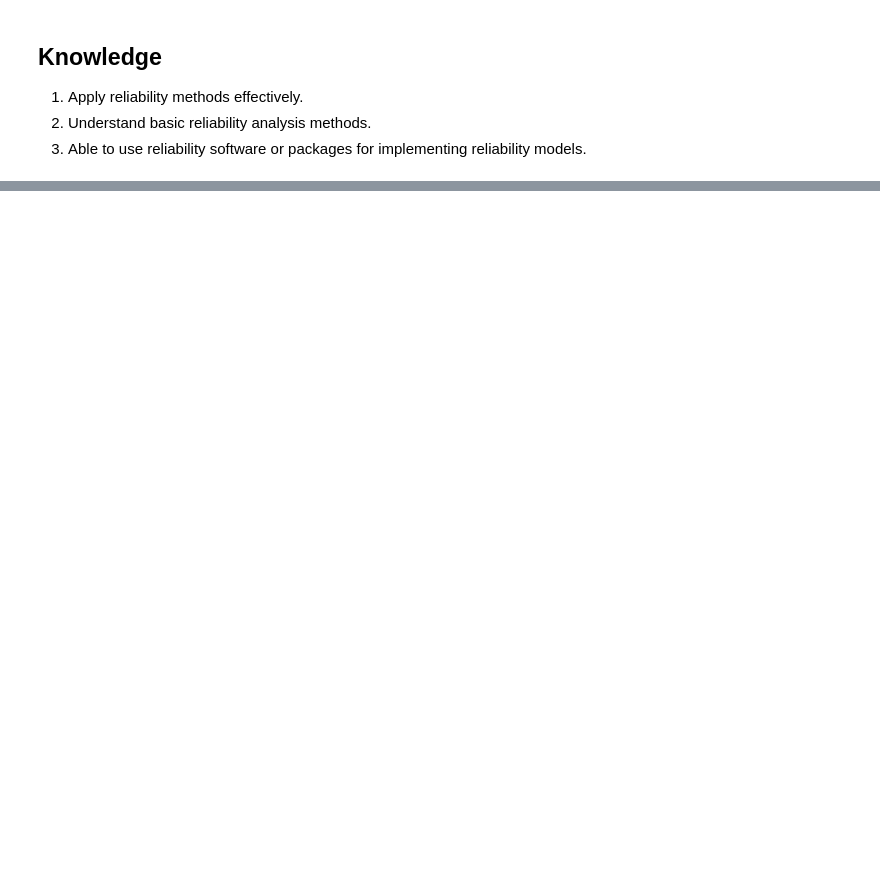
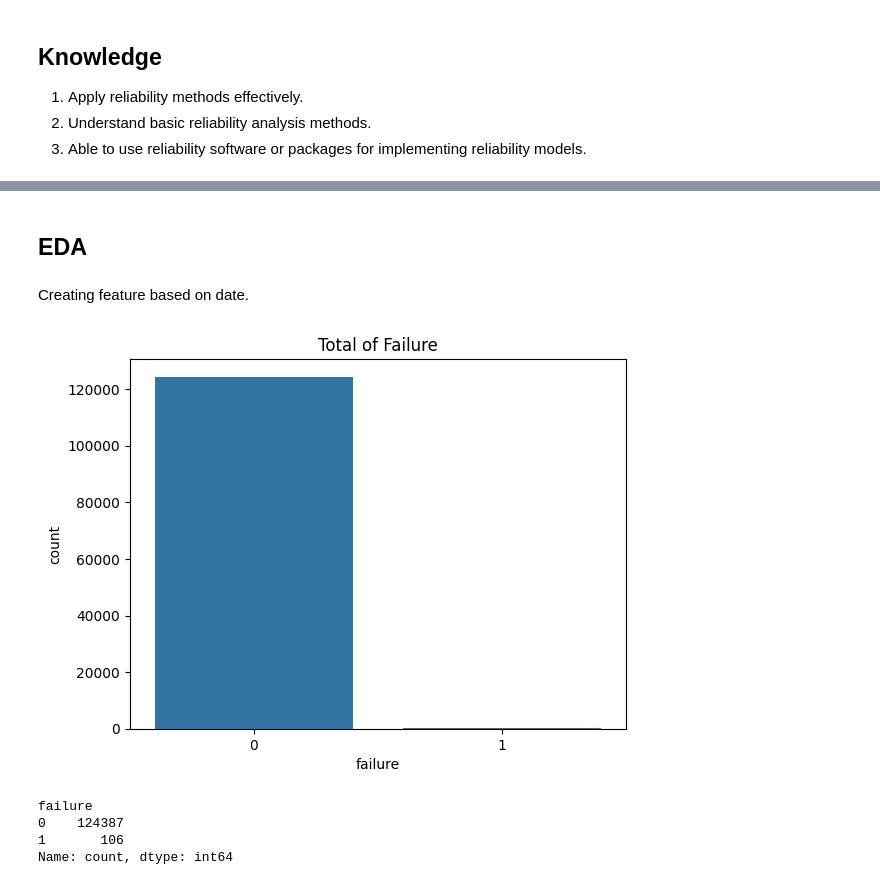
Before and after one commit to imranfadhil/our-learnings, a Jupyter notebook: K1_reliability_analysis.ipynb, the cells around one changed output, grey strips where cells are left out. Drawn from its saved outputs; the diff is of its cells as text; code cells hidden in the pictures; blank space fills up the shorter version.

```diff
--- a/K1_reliability_analysis.ipynb
+++ b/K1_reliability_analysis.ipynb
@@ -34,0 +47,3 @@ Source: [MTBF and Product Reliability](https://ftp.automationdirect.com/pub/Prod
+# %%
+df = pd.read_csv("data/predictive_maintenance_dataset.csv")
+df.head()
@@ -34,0 +86,2 @@ Source: [MTBF and Product Reliability](https://ftp.automationdirect.com/pub/Prod
+# %%
+df["date"] = pd.to_datetime(df["date"])
@@ -34,0 +152,9 @@ Source: [MTBF and Product Reliability](https://ftp.automationdirect.com/pub/Prod
+# %%
+total_duplicates = df.duplicated(subset=["date", "device"], keep=False).sum()
+print(f"There are {total_duplicates} duplicates in dataset.")
+
+if total_duplicates > 0:
+    display(df[df.duplicated(subset=["date", "device"], keep=False)])
+    df = df.drop_duplicates()
+    df = df.reset_index(drop=True)
+    print("Done drop duplicates.")
@@ -34,0 +167,22 @@ Source: [MTBF and Product Reliability](https://ftp.automationdirect.com/pub/Prod
+# %% [markdown]
+## EDA
+# %% [markdown]
+Creating feature based on date.
+# %%
+df.sort_values(by=["device", "date"], inplace=True)
+df["month"] = df["date"].dt.month
+df["week_day"] = df.date.dt.weekday
+df["week_day"].replace(0, 7, inplace=True)
+# df["activedays"] = df.date - df.date[0]
+# %%
+sns.countplot(x="failure", data=df)
+plt.title("Total of Failure")
+plt.show()
+
+df["failure"].value_counts()
+# %% [output]
+[figure, added]
+failure
+0    124387
+1       106
+Name: count, dtype: int64
```
Also changed, not shown: parts of 24 cells of this notebook.
